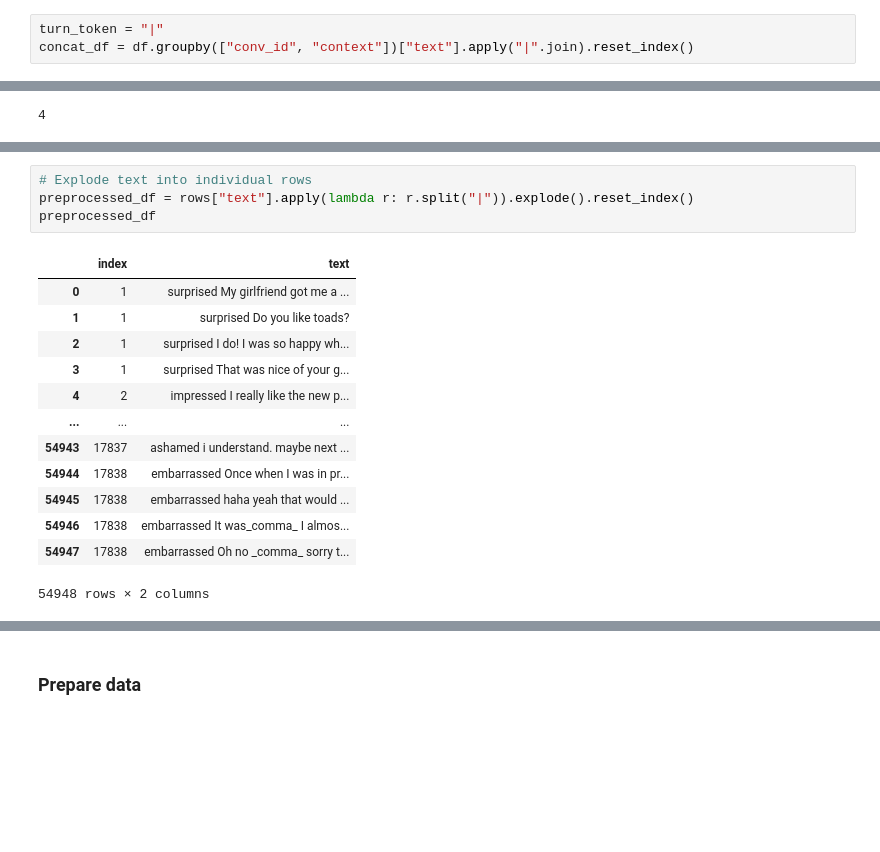
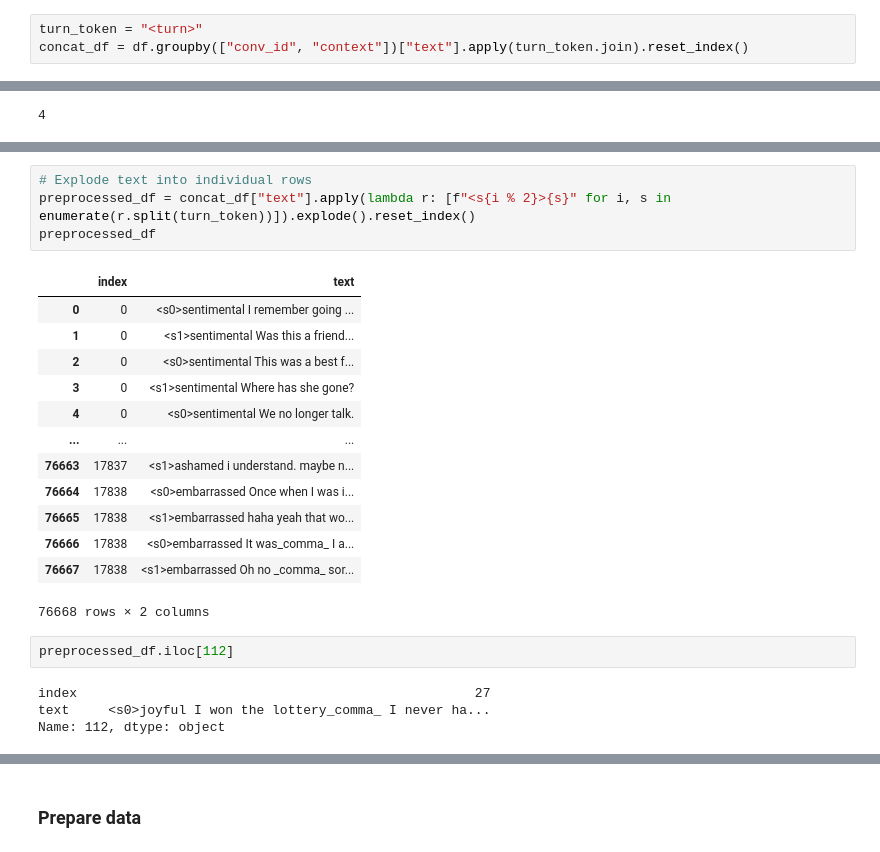
Before and after one commit to SolipsisAI/research, a Jupyter notebook: notebooks/ed-dialogueset.ipynb, the cells around one changed output, grey strips where cells are left out. Saved outputs shown, nothing was run; the diff lists cells and outputs as text; blank space fills up the shorter version.

```diff
--- a/notebooks/ed-dialogueset.ipynb
+++ b/notebooks/ed-dialogueset.ipynb
@@ -152,4 +157,4 @@ df[["context", "text"]]
 # %%
-turn_token = "|"
-concat_df = df.groupby(["conv_id", "context"])["text"].apply("|".join).reset_index()
+turn_token = "<turn>"
+concat_df = df.groupby(["conv_id", "context"])["text"].apply(turn_token.join).reset_index()
 # %%
@@ -232,19 +222,25 @@ labels
  'trusting']
 # %%
 # Explode text into individual rows
-preprocessed_df = rows["text"].apply(lambda r: r.split("|")).explode().reset_index()
+preprocessed_df = concat_df["text"].apply(lambda r: [f"<s{i % 2}>{s}" for i, s in enumerate(r.split(turn_token))]).explode().reset_index()
 preprocessed_df
 # %% [output]
 |  | index | text |
-| 0 | 1 | surprised My girlfriend got me a ... |
-| 1 | 1 | surprised Do you like toads? |
-| 2 | 1 | surprised I do! I was so happy wh... |
-| 3 | 1 | surprised That was nice of your g... |
-| 4 | 2 | impressed I really like the new p... |
+| 0 | 0 | <s0>sentimental I remember going ... |
+| 1 | 0 | <s1>sentimental Was this a friend... |
+| 2 | 0 | <s0>sentimental This was a best f... |
+| 3 | 0 | <s1>sentimental Where has she gone? |
+| 4 | 0 | <s0>sentimental We no longer talk. |
 | ... | ... | ... |
-| 54943 | 17837 | ashamed i understand. maybe next ... |
-| 54944 | 17838 | embarrassed Once when I was in pr... |
-| 54945 | 17838 | embarrassed haha yeah that would ... |
-| 54946 | 17838 | embarrassed It was_comma_ I almos... |
-| 54947 | 17838 | embarrassed Oh no _comma_ sorry t... |
+| 76663 | 17837 | <s1>ashamed i understand. maybe n... |
+| 76664 | 17838 | <s0>embarrassed Once when I was i... |
+| 76665 | 17838 | <s1>embarrassed haha yeah that wo... |
+| 76666 | 17838 | <s0>embarrassed It was_comma_ I a... |
+| 76667 | 17838 | <s1>embarrassed Oh no _comma_ sor... |
-54948 rows × 2 columns
+76668 rows × 2 columns
+# %%
+preprocessed_df.iloc[112]
+# %% [output]
+index                                                   27
+text     <s0>joyful I won the lottery_comma_ I never ha...
+Name: 112, dtype: object
```
Also changed, not shown: parts of 30 cells of this notebook, 3 other files.
